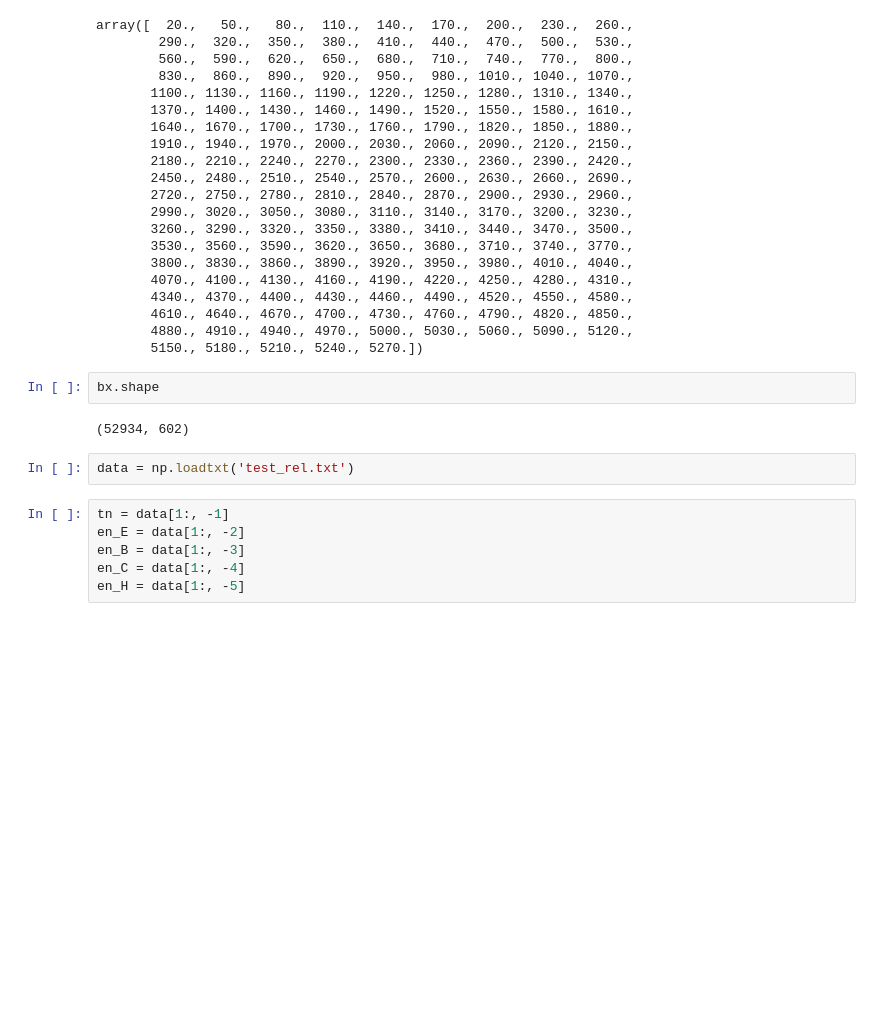
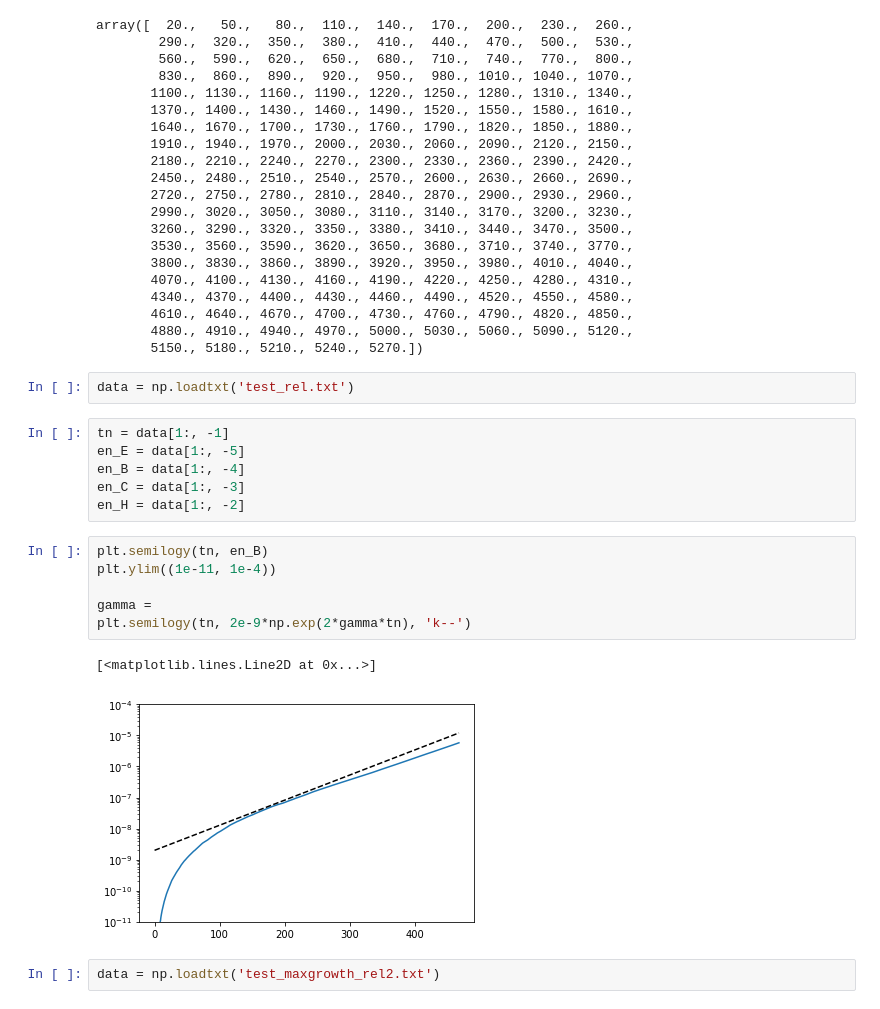
Before and after one commit to ratnania/mhd, a Jupyter notebook: 02_HybridModelling/10_Diagnostics.ipynb, the cells around one changed output. Saved outputs shown, nothing was run; the diff lists cells and outputs as text; blank space fills up the shorter version.

```diff
--- a/02_HybridModelling/10_Diagnostics.ipynb
+++ b/02_HybridModelling/10_Diagnostics.ipynb
@@ -79,15 +56,22 @@ array([  20.,   50.,   80.,  110.,  140.,  170.,  200.,  230.,  260.,
        4610., 4640., 4670., 4700., 4730., 4760., 4790., 4820., 4850.,
        4880., 4910., 4940., 4970., 5000., 5030., 5060., 5090., 5120.,
        5150., 5180., 5210., 5240., 5270.])
-# %%
-bx.shape
-# %% [output]
-(52934, 602)
 # %%
 data = np.loadtxt('test_rel.txt')
 # %%
 tn = data[1:, -1]
-en_E = data[1:, -2]
-en_B = data[1:, -3]
-en_C = data[1:, -4]
-en_H = data[1:, -5]
+en_E = data[1:, -5]
+en_B = data[1:, -4]
+en_C = data[1:, -3]
+en_H = data[1:, -2]
+# %%
+plt.semilogy(tn, en_B)
+plt.ylim((1e-11, 1e-4))
+
+gamma =
+plt.semilogy(tn, 2e-9*np.exp(2*gamma*tn), 'k--')
+# %% [output]
+[<matplotlib.lines.Line2D at 0x...>]
+[figure, added]
+# %%
+data = np.loadtxt('test_maxgrowth_rel2.txt')
```
Also changed, not shown: parts of 27 cells of this notebook, 5 other files.
